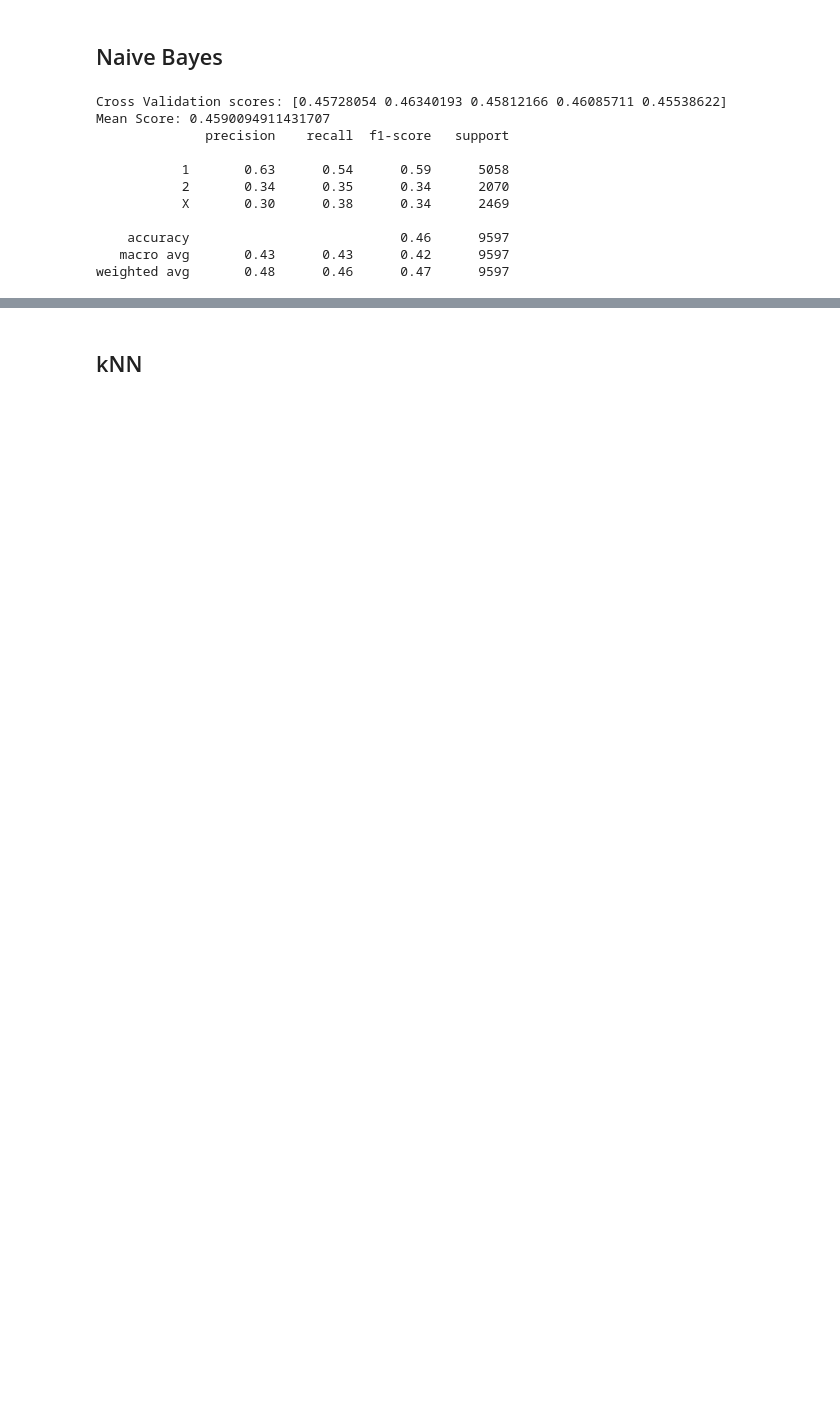
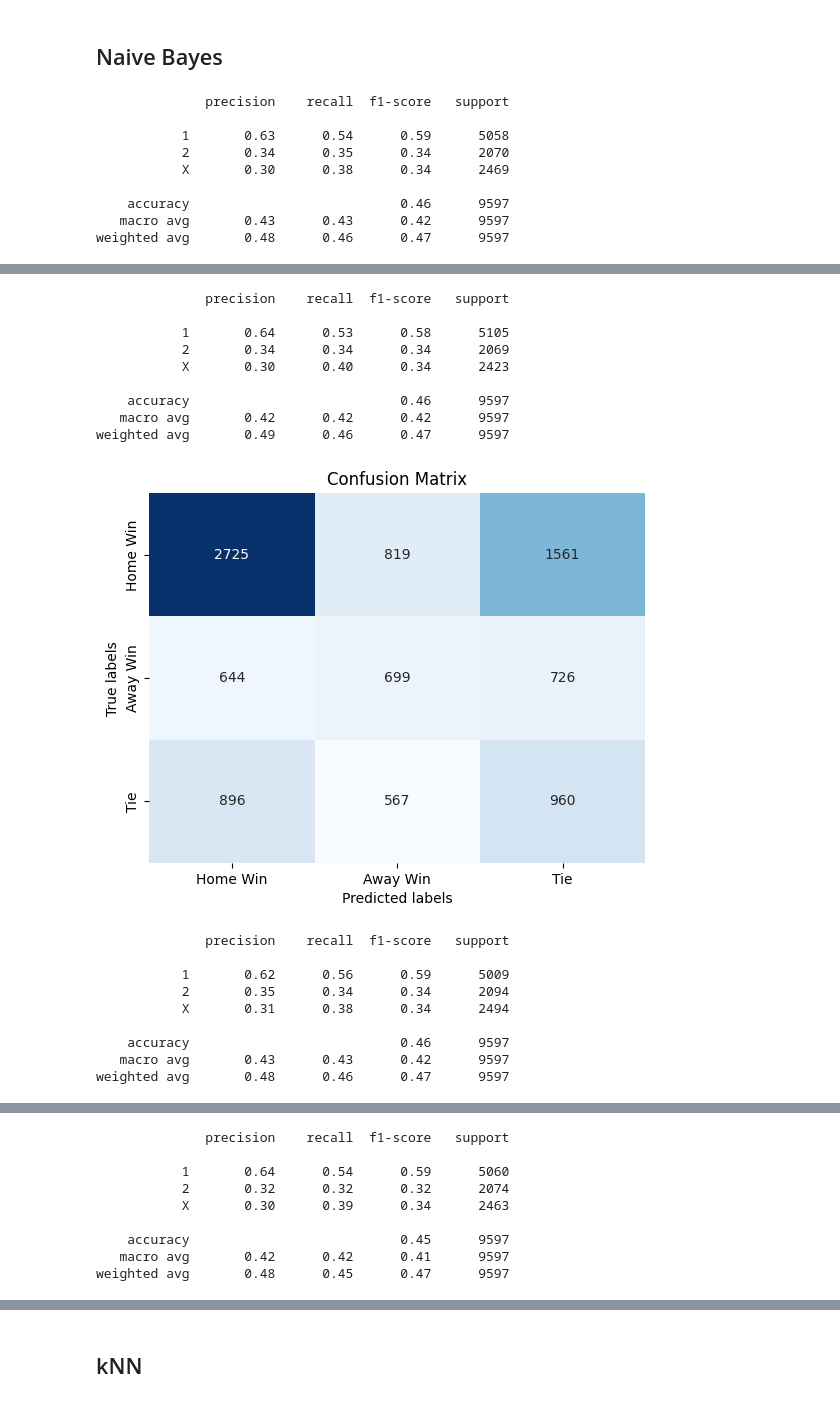
Before and after one commit to ManuIluro22/LaLiga, a Jupyter notebook: analysis/ModelAnalysis.ipynb, the cells around one changed output, grey strips where cells are left out. Cells and saved outputs as stored; diff of their text form; code cells hidden in the pictures; blank space fills up the shorter version.

```diff
--- a/analysis/ModelAnalysis.ipynb
+++ b/analysis/ModelAnalysis.ipynb
@@ -557,20 +689,35 @@ weighted avg       0.48      0.54      0.42      9597
 ## Naive Bayes
 # %%
 NB_model = GaussianNB()
-NB_model.fit(X_train, y_train)
-NB_pred = NB_model.predict(X_test)
-NB_accuracy, NB_mean_score = performance(NB_model, NB_pred)
+NB_accuracy, NB_mean_score = cross_val(NB_model, X, y)
 models_performance.loc[len(models_performance)] = [type(NB_model).__name__, NB_accuracy, NB_mean_score]
 # %% [output]
-Cross Validation scores: [0.45728054 0.46340193 0.45812166 0.46085711 0.45538622]
-Mean Score: 0.4590094911431707
               precision    recall  f1-score   support
 
            1       0.63      0.54      0.59      5058
            2       0.34      0.35      0.34      2070
            X       0.30      0.38      0.34      2469
 
     accuracy                           0.46      9597
    macro avg       0.43      0.43      0.42      9597
 weighted avg       0.48      0.46      0.47      9597
 [figure]
+              precision    recall  f1-score   support
+
+           1       0.64      0.53      0.58      5105
+           2       0.34      0.34      0.34      2069
+           X       0.30      0.40      0.34      2423
+
+    accuracy                           0.46      9597
+   macro avg       0.42      0.42      0.42      9597
+weighted avg       0.49      0.46      0.47      9597
+[figure, added]
+              precision    recall  f1-score   support
+
+           1       0.62      0.56      0.59      5009
+           2       0.35      0.34      0.34      2094
+           X       0.31      0.38      0.34      2494
+
+    accuracy                           0.46      9597
+   macro avg       0.43      0.43      0.42      9597
+weighted avg       0.48      0.46      0.47      9597
@@ -576,0 +725,9 @@ weighted avg       0.48      0.46      0.47      9597
+              precision    recall  f1-score   support
+
+           1       0.64      0.54      0.59      5060
+           2       0.32      0.32      0.32      2074
+           X       0.30      0.39      0.34      2463
+
+    accuracy                           0.45      9597
+   macro avg       0.42      0.42      0.41      9597
+weighted avg       0.48      0.45      0.47      9597
```
Also changed, not shown: parts of 17 cells of this notebook.
